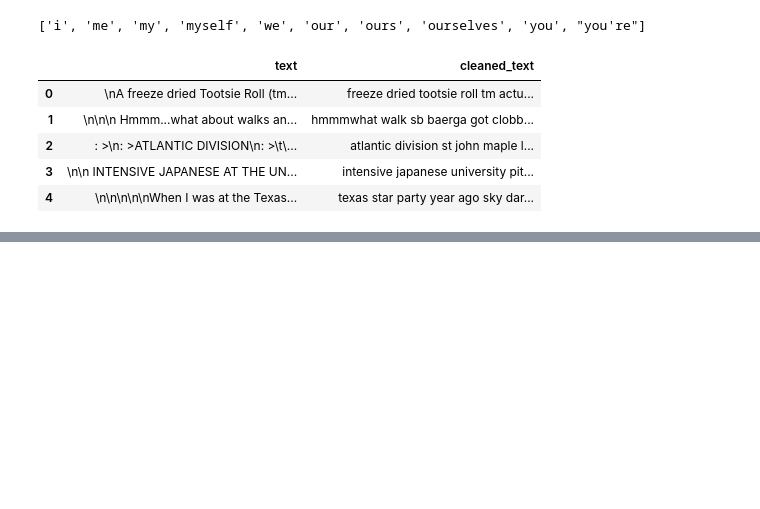
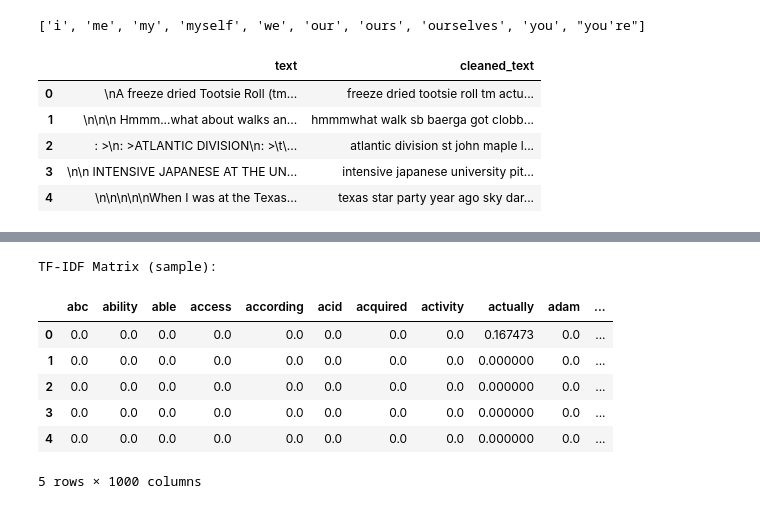
Before and after one commit to arifhaidari/NLP_exploration, a Jupyter notebook: topic_modeling_LDA/preprocessing.ipynb, the cells around one changed output, grey strips where cells are left out. Drawn from its saved outputs; the diff is of its cells as text; code cells hidden in the pictures; blank space fills up the shorter version.

```diff
--- a/topic_modeling_LDA/preprocessing.ipynb
+++ b/topic_modeling_LDA/preprocessing.ipynb
@@ -83,0 +143,21 @@ data[['cleaned_text', 'category_name']].to_csv('../dataset/cleaned_newsgroups_da
+# %%
+# Initialize TfidfVectorizer
+tfidf_vectorizer = TfidfVectorizer(max_features=1000, stop_words='english')
+
+# Apply TfidfVectorizer to the cleaned text
+tfidf_matrix = tfidf_vectorizer.fit_transform(data['cleaned_text'])
+
+# Convert to a DataFrame for visualization
+tfidf_df = pd.DataFrame(tfidf_matrix.toarray(), columns=tfidf_vectorizer.get_feature_names_out())
+
+print("TF-IDF Matrix (sample):")
+display(tfidf_df.head())
+# %% [output]
+TF-IDF Matrix (sample):
+|  | abc | ability | able | access | according | acid | acquired | activity | actually | adam | ... |
+| 0 | 0.0 | 0.0 | 0.0 | 0.0 | 0.0 | 0.0 | 0.0 | 0.0 | 0.167473 | 0.0 | ... |
+| 1 | 0.0 | 0.0 | 0.0 | 0.0 | 0.0 | 0.0 | 0.0 | 0.0 | 0.000000 | 0.0 | ... |
+| 2 | 0.0 | 0.0 | 0.0 | 0.0 | 0.0 | 0.0 | 0.0 | 0.0 | 0.000000 | 0.0 | ... |
+| 3 | 0.0 | 0.0 | 0.0 | 0.0 | 0.0 | 0.0 | 0.0 | 0.0 | 0.000000 | 0.0 | ... |
+| 4 | 0.0 | 0.0 | 0.0 | 0.0 | 0.0 | 0.0 | 0.0 | 0.0 | 0.000000 | 0.0 | ... |
+5 rows × 1000 columns
```
Also changed, not shown: parts of 8 cells of this notebook, 1 other file.
